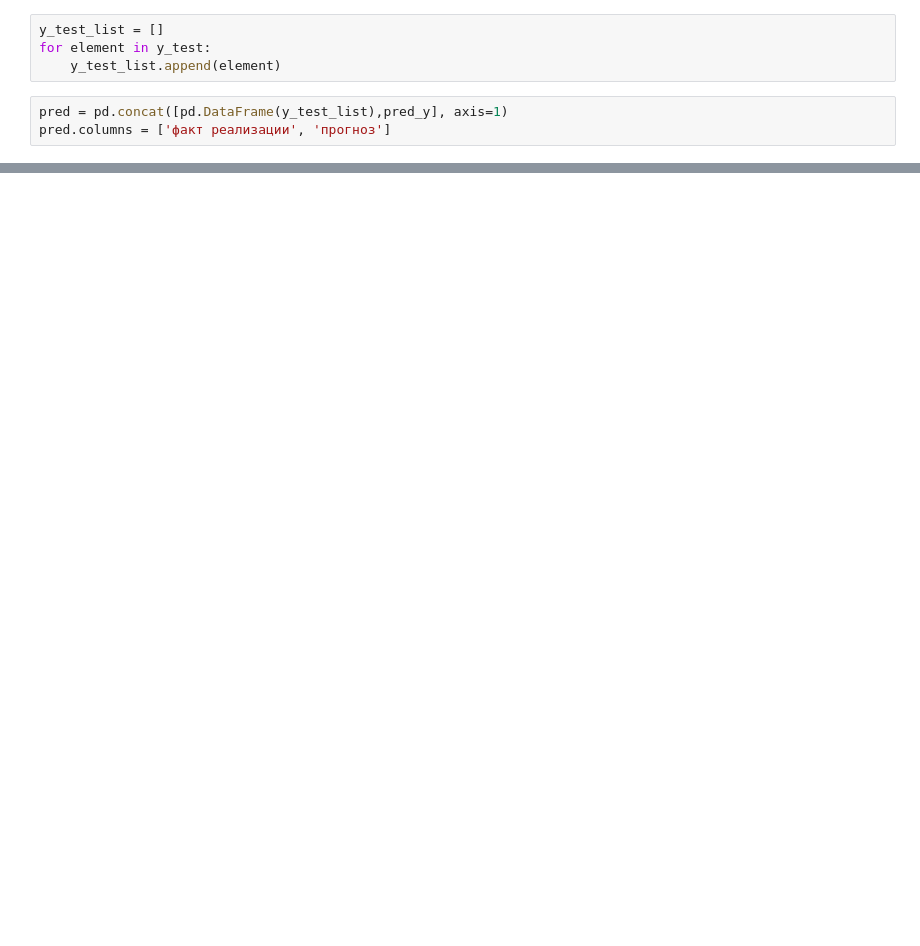
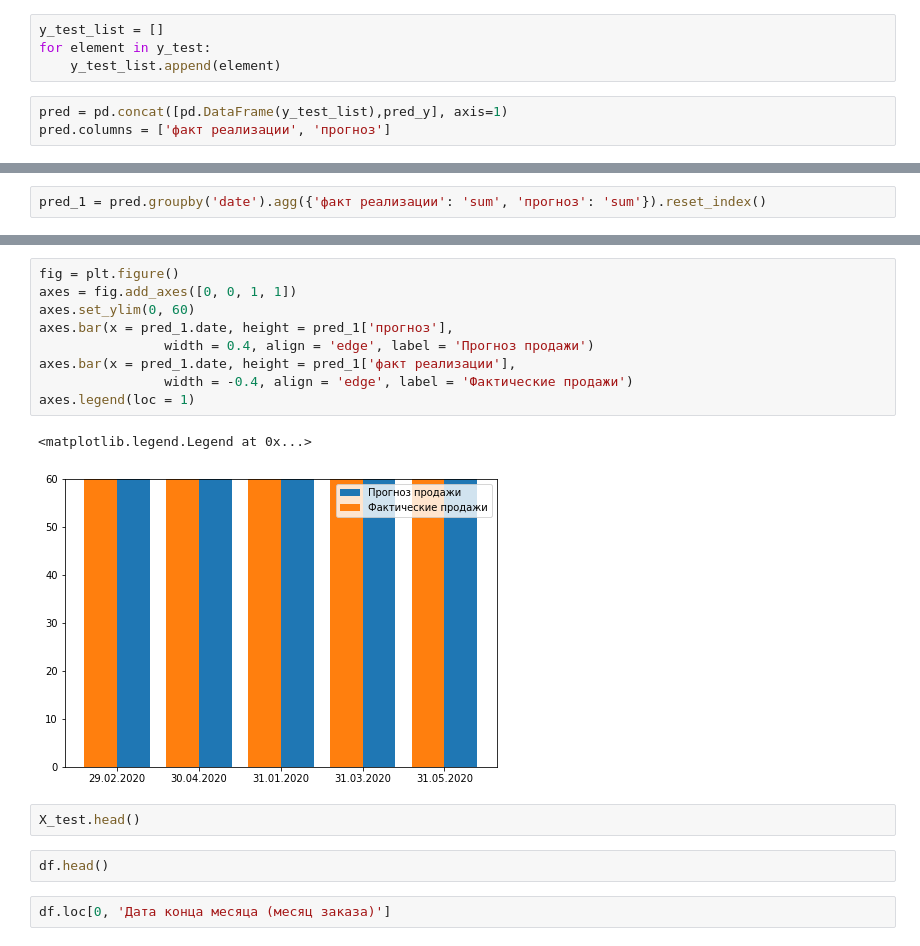
Before and after one commit to serg-shmill/project, a Jupyter notebook: molodechnomebel.ipynb, the cells around one changed output, grey strips where cells are left out. Saved outputs shown, nothing was run; the diff lists cells and outputs as text; blank space fills up the shorter version.

```diff
--- a/molodechnomebel.ipynb
+++ b/molodechnomebel.ipynb
@@ -285,0 +316,2 @@ pred
+# %%
+pred_1 = pred.groupby('date').agg({'факт реализации': 'sum', 'прогноз': 'sum'}).reset_index()
@@ -285,0 +327,18 @@ pred
+# %%
+fig = plt.figure()
+axes = fig.add_axes([0, 0, 1, 1])
+axes.set_ylim(0, 60)
+axes.bar(x = pred_1.date, height = pred_1['прогноз'],
+                width = 0.4, align = 'edge', label = 'Прогноз продажи')
+axes.bar(x = pred_1.date, height = pred_1['факт реализации'],
+                width = -0.4, align = 'edge', label = 'Фактические продажи')
+axes.legend(loc = 1)
+# %% [output]
+<matplotlib.legend.Legend at 0x...>
+[figure, added]
+# %%
+X_test.head()
+# %%
+df.head()
+# %%
+df.loc[0, 'Дата конца месяца (месяц заказа)']
```
Also changed, not shown: parts of 12 cells of this notebook.
